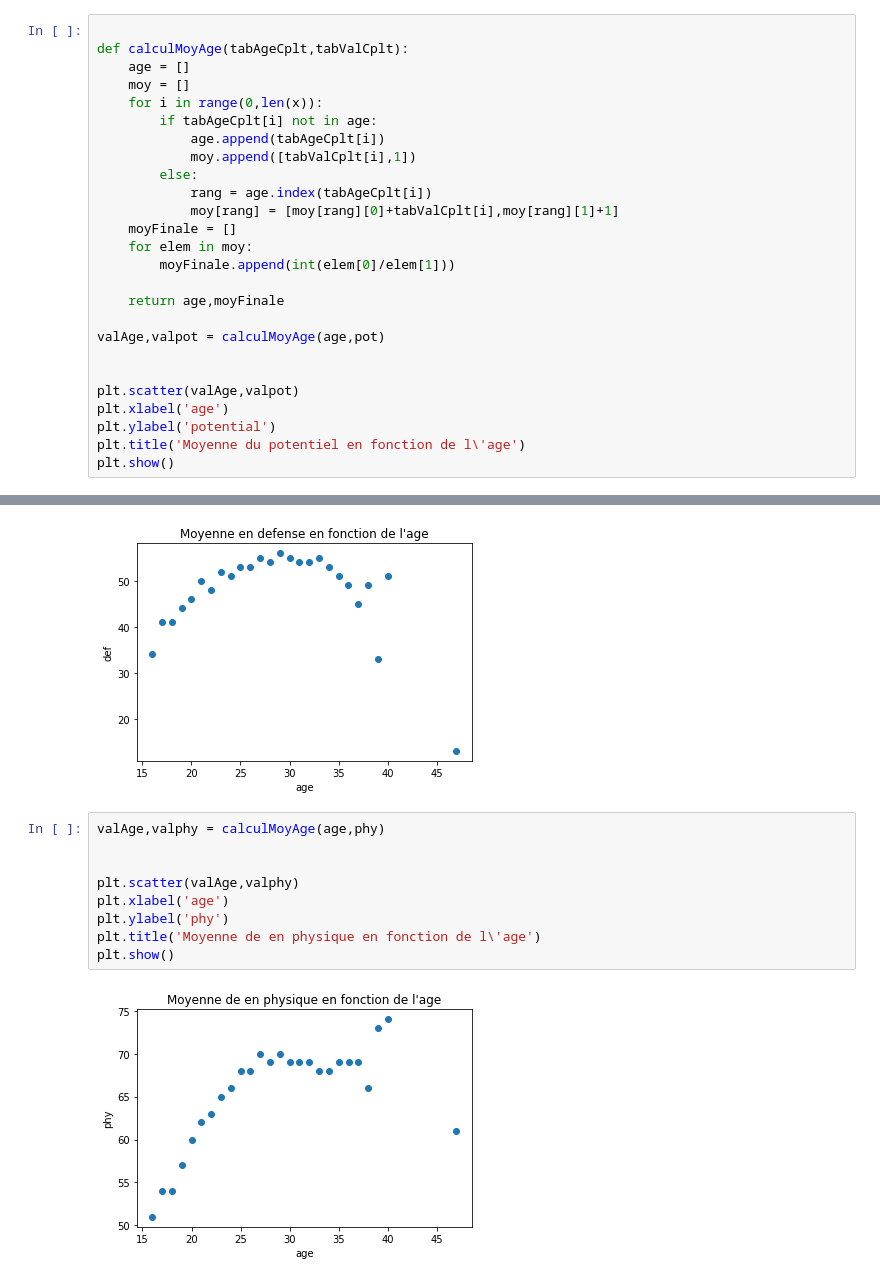
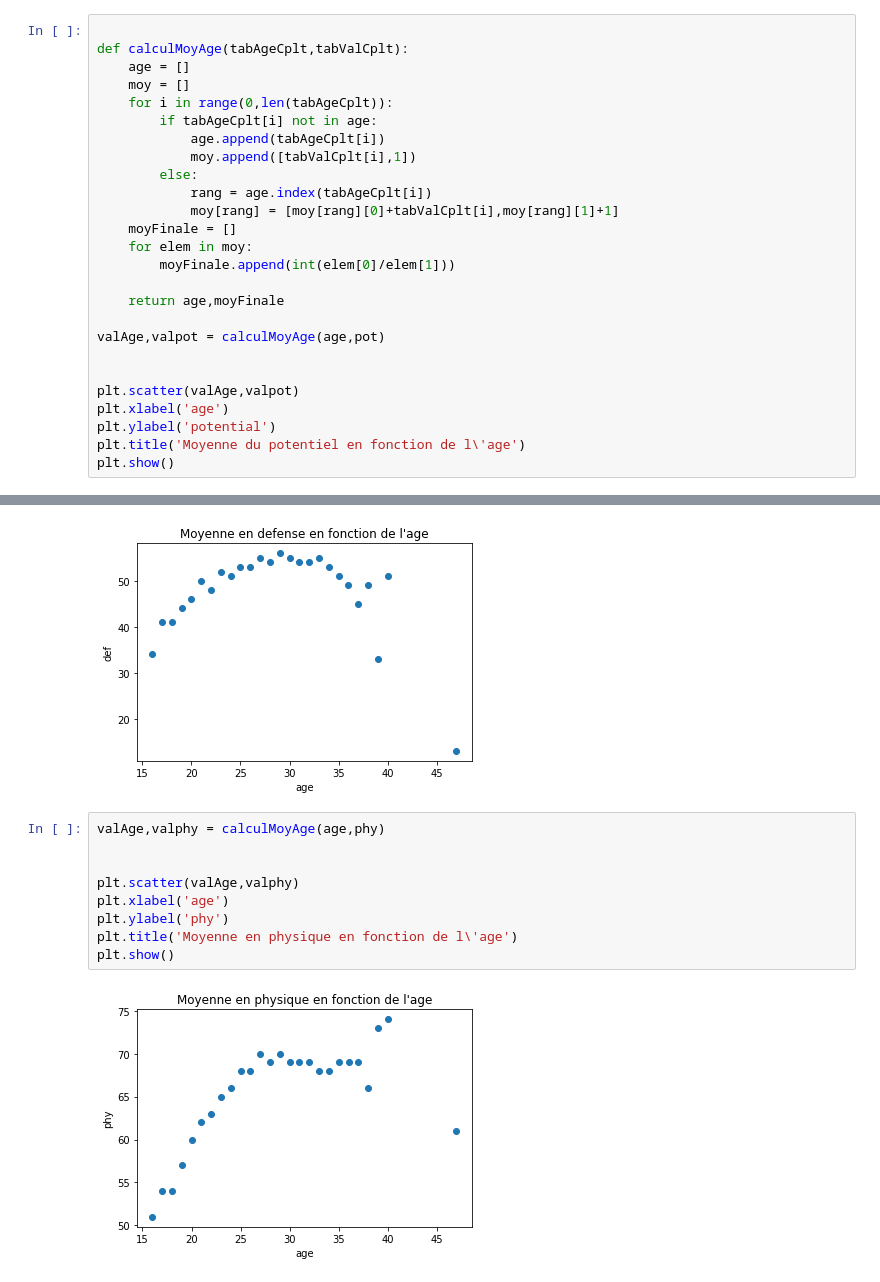
Before and after one commit to enzomasson25/football_data_science, a Jupyter notebook: AnalyseCSV.ipynb, the cells around one changed output, grey strips where cells are left out. Saved outputs shown, nothing was run; the diff lists cells and outputs as text.

Commit message:
ajout de graphiques

```diff
--- a/AnalyseCSV.ipynb
+++ b/AnalyseCSV.ipynb
@@ -34,7 +37,7 @@ hist = ax.hist2d(x, y)
 def calculMoyAge(tabAgeCplt,tabValCplt):
     age = []
     moy = []
-    for i in range(0,len(x)):
+    for i in range(0,len(tabAgeCplt)):
         if tabAgeCplt[i] not in age:
             age.append(tabAgeCplt[i])
             moy.append([tabValCplt[i],1])
@@ -115,11 +118,11 @@ plt.show()
 # %%
 valAge,valphy = calculMoyAge(age,phy)
 
 
 plt.scatter(valAge,valphy)
 plt.xlabel('age')
 plt.ylabel('phy')
-plt.title('Moyenne de en physique en fonction de l\'age')
+plt.title('Moyenne en physique en fonction de l\'age')
 plt.show()
 # %% [output]
-[figure, old version]
+[figure, new version]
```
Also changed, not shown: parts of 4 cells of this notebook.
